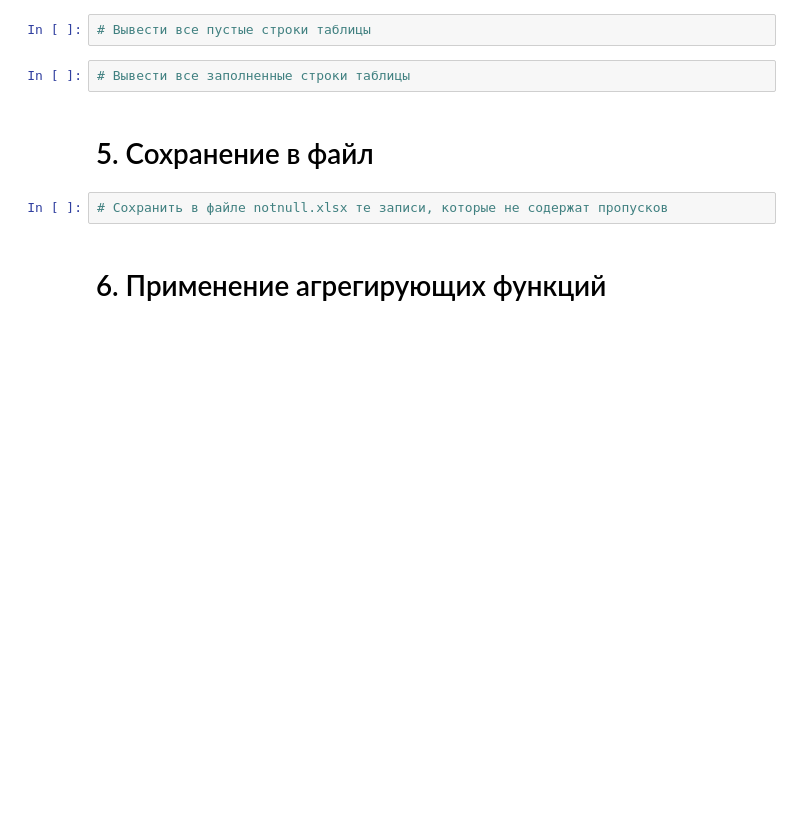
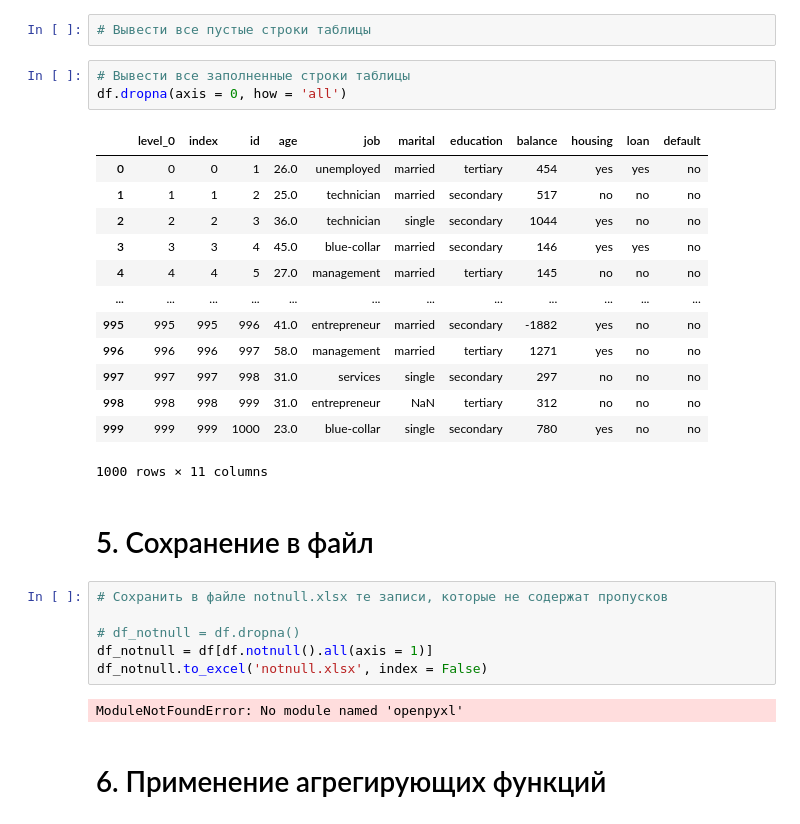
Before and after one commit to udovenkodv777-creator/Python-Course, a Jupyter notebook: Модуль 7_0/Модуль 7.ipynb, the cells around one changed output. Cells and saved outputs as stored; diff of their text form; blank space fills up the shorter version.

```diff
--- a/Модуль 7_0/Модуль 7.ipynb
+++ b/Модуль 7_0/Модуль 7.ipynb
@@ -1111,10 +1070,31 @@ df
 # Вывести все пустые строки таблицы
 # %%
 # Вывести все заполненные строки таблицы
+df.dropna(axis = 0, how = 'all')
+# %% [output]
+|  | level_0 | index | id | age | job | marital | education | balance | housing | loan | default |
+| 0 | 0 | 0 | 1 | 26.0 | unemployed | married | tertiary | 454 | yes | yes | no |
+| 1 | 1 | 1 | 2 | 25.0 | technician | married | secondary | 517 | no | no | no |
+| 2 | 2 | 2 | 3 | 36.0 | technician | single | secondary | 1044 | yes | no | no |
+| 3 | 3 | 3 | 4 | 45.0 | blue-collar | married | secondary | 146 | yes | yes | no |
+| 4 | 4 | 4 | 5 | 27.0 | management | married | tertiary | 145 | no | no | no |
+| ... | ... | ... | ... | ... | ... | ... | ... | ... | ... | ... | ... |
+| 995 | 995 | 995 | 996 | 41.0 | entrepreneur | married | secondary | -1882 | yes | no | no |
+| 996 | 996 | 996 | 997 | 58.0 | management | married | tertiary | 1271 | yes | no | no |
+| 997 | 997 | 997 | 998 | 31.0 | services | single | secondary | 297 | no | no | no |
+| 998 | 998 | 998 | 999 | 31.0 | entrepreneur | NaN | tertiary | 312 | no | no | no |
+| 999 | 999 | 999 | 1000 | 23.0 | blue-collar | single | secondary | 780 | yes | no | no |
+1000 rows × 11 columns
 # %% [markdown]
 # <a id="output">5. Сохранение в файл</a>
 # %%
 # Сохранить в файле notnull.xlsx те записи, которые не содержат пропусков
+
+# df_notnull = df.dropna()
+df_notnull = df[df.notnull().all(axis = 1)]
+df_notnull.to_excel('notnull.xlsx', index = False)
+# %% [output]
+ModuleNotFoundError: No module named 'openpyxl'
 # %% [markdown]
 # <a id="agregat">6. Применение агрегирующих функций</a>
 # %% [markdown]
```
Also changed, not shown: parts of 53 cells of this notebook, 15 other files.
